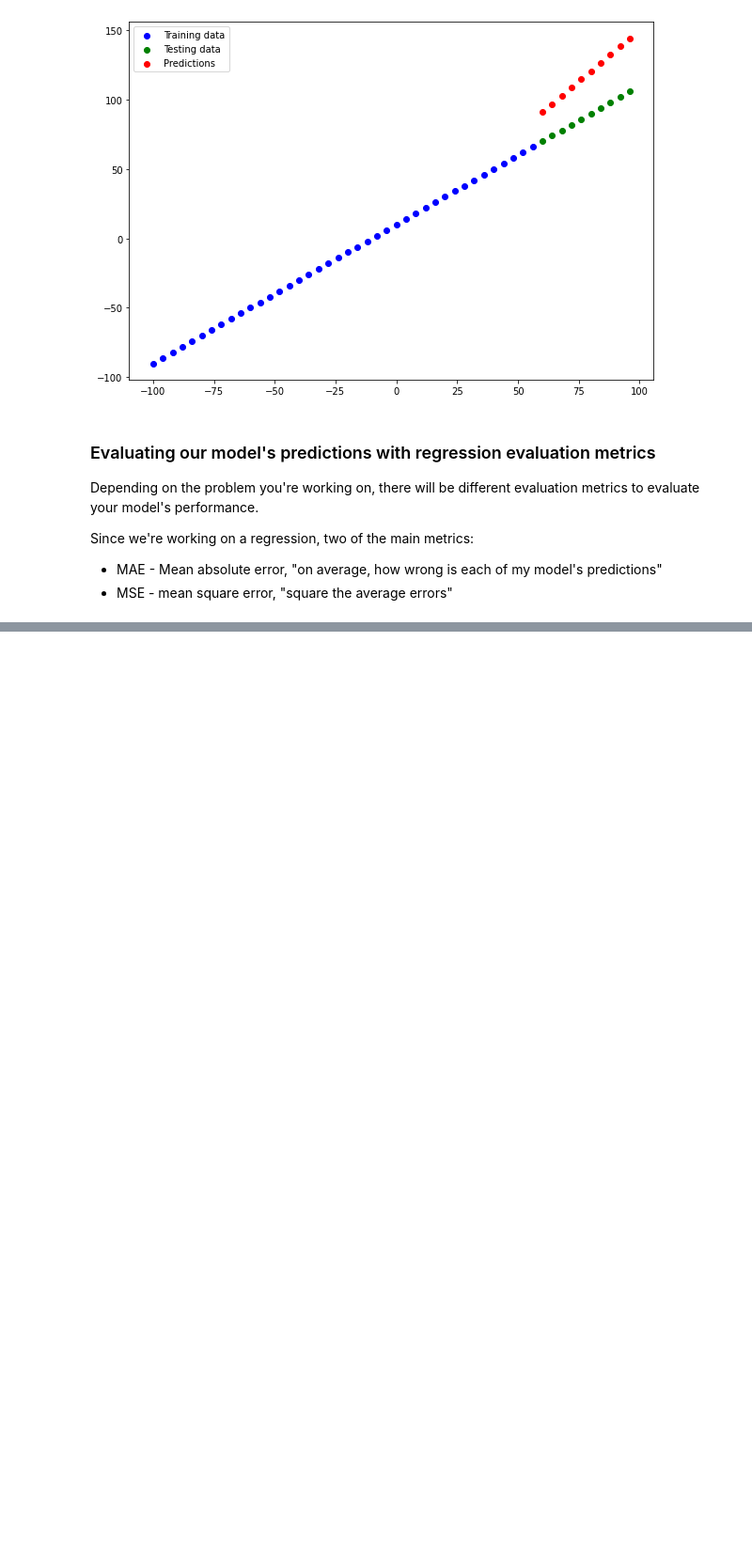
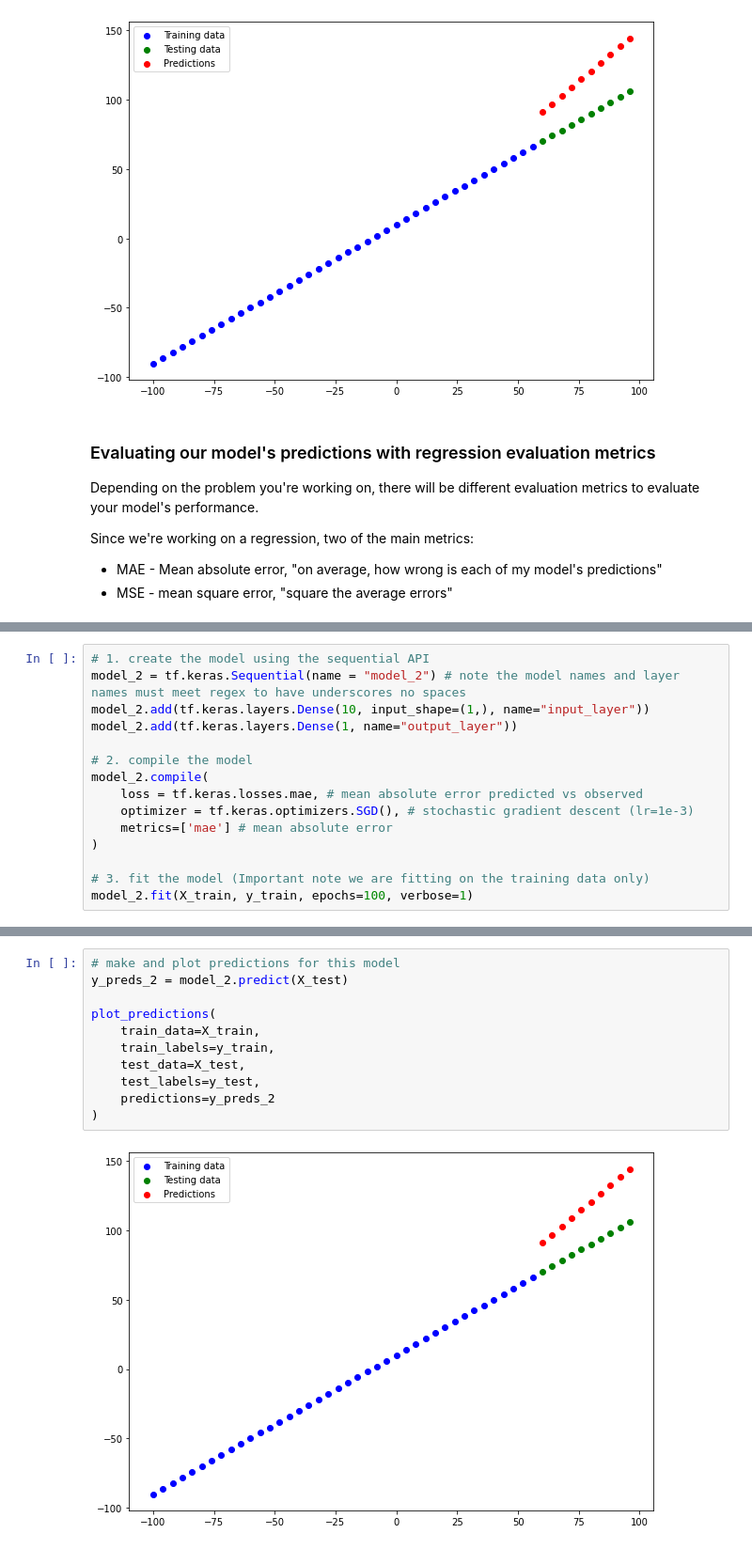
Before and after one commit to Auzlex/uwe-dsp, a Jupyter notebook: TF Neural Regression.ipynb, the cells around one changed output, grey strips where cells are left out. Shown: that part at 94% size. Saved outputs shown, nothing was run; the diff lists cells and outputs as text; blank space fills up the shorter version.

```diff
--- a/TF Neural Regression.ipynb
+++ b/TF Neural Regression.ipynb
@@ -504,0 +600,15 @@ model.evaluate(X_test, y_test)
+# %%
+# 1. create the model using the sequential API
+model_2 = tf.keras.Sequential(name = "model_2") # note the model names and layer names must meet regex to have underscores no spaces
+model_2.add(tf.keras.layers.Dense(10, input_shape=(1,), name="input_layer"))
+model_2.add(tf.keras.layers.Dense(1, name="output_layer"))
+
+# 2. compile the model
+model_2.compile(
+    loss = tf.keras.losses.mae, # mean absolute error predicted vs observed
+    optimizer = tf.keras.optimizers.SGD(), # stochastic gradient descent (lr=1e-3)
+    metrics=['mae'] # mean absolute error
+)
+
+# 3. fit the model (Important note we are fitting on the training data only)
+model_2.fit(X_train, y_train, epochs=100, verbose=1)
@@ -504,0 +634,13 @@ model.evaluate(X_test, y_test)
+# %%
+# make and plot predictions for this model
+y_preds_2 = model_2.predict(X_test)
+
+plot_predictions(
+    train_data=X_train,
+    train_labels=y_train,
+    test_data=X_test,
+    test_labels=y_test,
+    predictions=y_preds_2
+)
+# %% [output]
+[figure, added]
```
Also changed, not shown: parts of 27 cells of this notebook, 2 other files.
